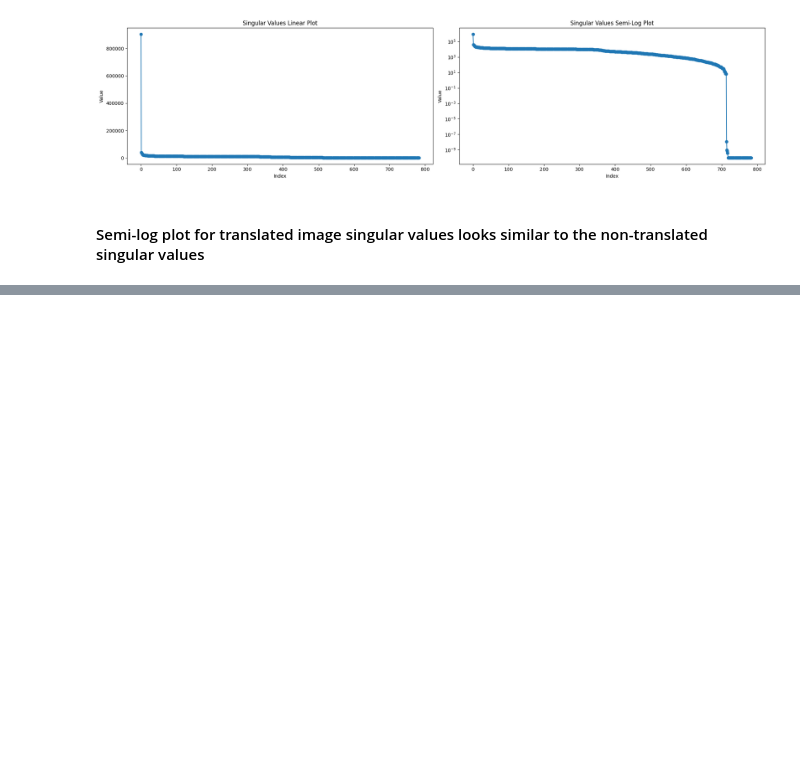
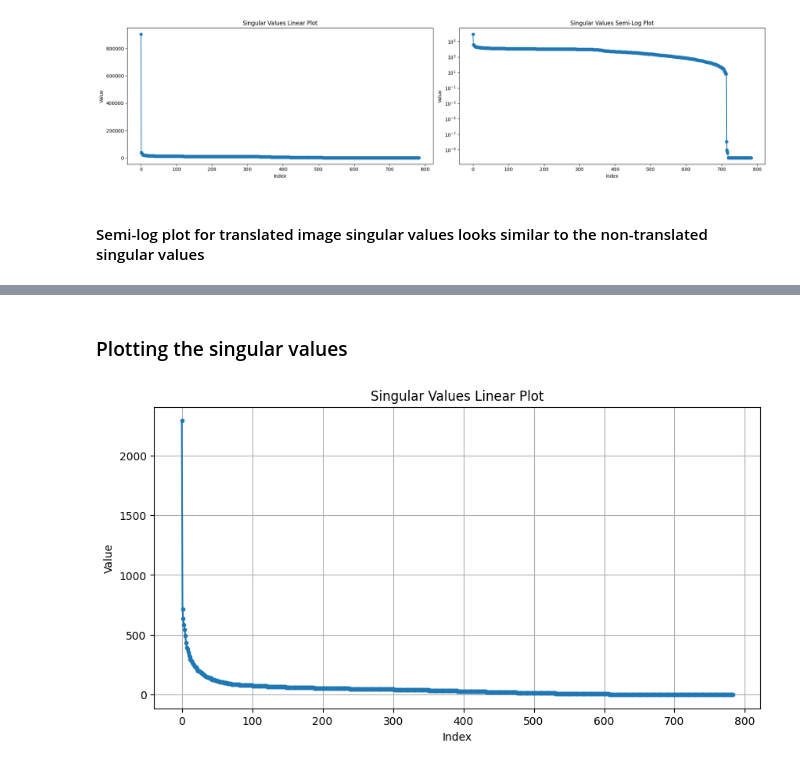
Before and after one commit to jlpercy/DimensionReductionMNIST, a Jupyter notebook: SVD.ipynb, the cells around one changed output, grey strips where cells are left out. Cells and saved outputs as stored; diff of their text form; code cells hidden in the pictures; blank space fills up the shorter version.

```diff
--- a/SVD.ipynb
+++ b/SVD.ipynb
@@ -188,0 +218,2 @@ plot(data=E_translated, n_plots=2)
+# %%
+transformed_data = np.where(data_row_vectors > 0, 1, 0)
@@ -188,0 +232,6 @@ plot(data=E_translated, n_plots=2)
+# %% [markdown]
+### Plotting the singular values
+# %%
+plot(data=E_transformed, n_plots=1)
+# %% [output]
+[figure, added]
```
Also changed, not shown: parts of 12 cells of this notebook.
